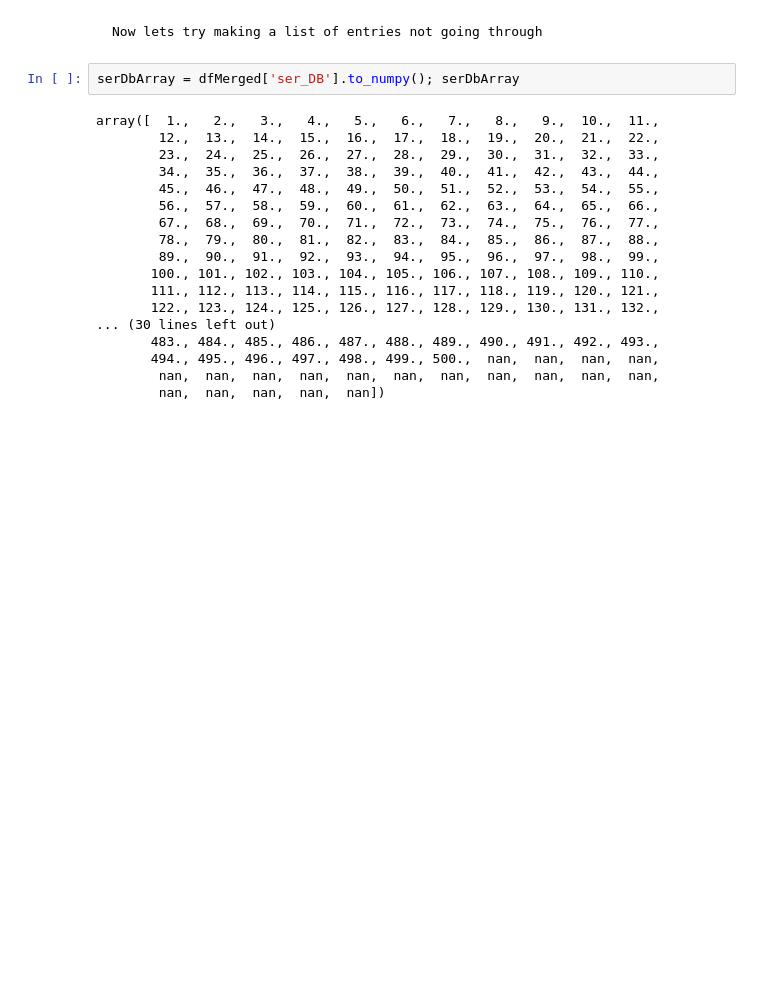
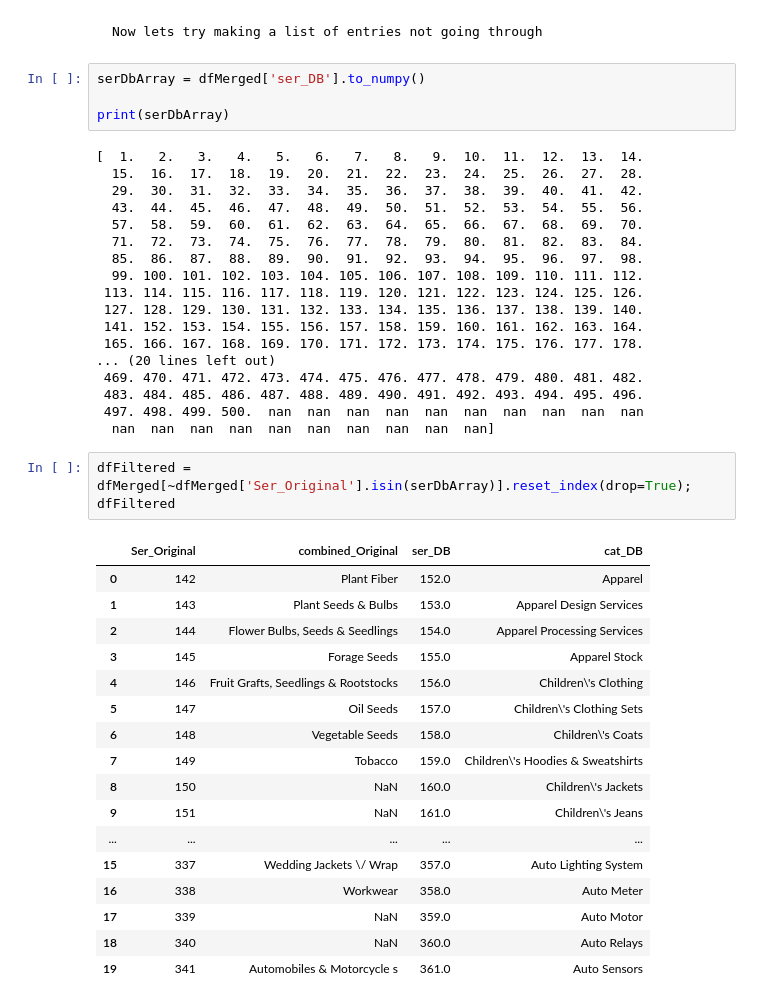
Before and after one commit to almsam/ISupply-project, a Jupyter notebook: db upload/Map upload/DataBase upload NB loss tracking.ipynb, the cells around one changed output. Drawn from its saved outputs; the diff is of its cells as text; blank space fills up the shorter version.

```diff
--- a/db upload/Map upload/DataBase upload NB loss tracking.ipynb
+++ b/db upload/Map upload/DataBase upload NB loss tracking.ipynb
@@ -203,22 +203,44 @@ dfMerged2 = dfMerged.iloc[120:500]; dfMerged2.head(60)
 # %% [markdown]
     Now lets try making a list of entries not going through
 # %%
-serDbArray = dfMerged['ser_DB'].to_numpy(); serDbArray
+serDbArray = dfMerged['ser_DB'].to_numpy()
+
+print(serDbArray)
 # %% [output]
-array([  1.,   2.,   3.,   4.,   5.,   6.,   7.,   8.,   9.,  10.,  11.,
-        12.,  13.,  14.,  15.,  16.,  17.,  18.,  19.,  20.,  21.,  22.,
-        23.,  24.,  25.,  26.,  27.,  28.,  29.,  30.,  31.,  32.,  33.,
-        34.,  35.,  36.,  37.,  38.,  39.,  40.,  41.,  42.,  43.,  44.,
-        45.,  46.,  47.,  48.,  49.,  50.,  51.,  52.,  53.,  54.,  55.,
-        56.,  57.,  58.,  59.,  60.,  61.,  62.,  63.,  64.,  65.,  66.,
-        67.,  68.,  69.,  70.,  71.,  72.,  73.,  74.,  75.,  76.,  77.,
-        78.,  79.,  80.,  81.,  82.,  83.,  84.,  85.,  86.,  87.,  88.,
-        89.,  90.,  91.,  92.,  93.,  94.,  95.,  96.,  97.,  98.,  99.,
-       100., 101., 102., 103., 104., 105., 106., 107., 108., 109., 110.,
-       111., 112., 113., 114., 115., 116., 117., 118., 119., 120., 121.,
-       122., 123., 124., 125., 126., 127., 128., 129., 130., 131., 132.,
-... (30 lines left out)
-       483., 484., 485., 486., 487., 488., 489., 490., 491., 492., 493.,
-       494., 495., 496., 497., 498., 499., 500.,  nan,  nan,  nan,  nan,
-        nan,  nan,  nan,  nan,  nan,  nan,  nan,  nan,  nan,  nan,  nan,
-        nan,  nan,  nan,  nan,  nan])
+[  1.   2.   3.   4.   5.   6.   7.   8.   9.  10.  11.  12.  13.  14.
+  15.  16.  17.  18.  19.  20.  21.  22.  23.  24.  25.  26.  27.  28.
+  29.  30.  31.  32.  33.  34.  35.  36.  37.  38.  39.  40.  41.  42.
+  43.  44.  45.  46.  47.  48.  49.  50.  51.  52.  53.  54.  55.  56.
+  57.  58.  59.  60.  61.  62.  63.  64.  65.  66.  67.  68.  69.  70.
+  71.  72.  73.  74.  75.  76.  77.  78.  79.  80.  81.  82.  83.  84.
+  85.  86.  87.  88.  89.  90.  91.  92.  93.  94.  95.  96.  97.  98.
+  99. 100. 101. 102. 103. 104. 105. 106. 107. 108. 109. 110. 111. 112.
+ 113. 114. 115. 116. 117. 118. 119. 120. 121. 122. 123. 124. 125. 126.
+ 127. 128. 129. 130. 131. 132. 133. 134. 135. 136. 137. 138. 139. 140.
+ 141. 152. 153. 154. 155. 156. 157. 158. 159. 160. 161. 162. 163. 164.
+ 165. 166. 167. 168. 169. 170. 171. 172. 173. 174. 175. 176. 177. 178.
+... (20 lines left out)
+ 469. 470. 471. 472. 473. 474. 475. 476. 477. 478. 479. 480. 481. 482.
+ 483. 484. 485. 486. 487. 488. 489. 490. 491. 492. 493. 494. 495. 496.
+ 497. 498. 499. 500.  nan  nan  nan  nan  nan  nan  nan  nan  nan  nan
+  nan  nan  nan  nan  nan  nan  nan  nan  nan  nan]
+# %%
+dfFiltered = dfMerged[~dfMerged['Ser_Original'].isin(serDbArray)].reset_index(drop=True); dfFiltered
+# %% [output]
+|  | Ser_Original | combined_Original | ser_DB | cat_DB |
+| 0 | 142 | Plant Fiber | 152.0 | Apparel |
+| 1 | 143 | Plant Seeds & Bulbs | 153.0 | Apparel Design Services |
+| 2 | 144 | Flower Bulbs, Seeds & Seedlings | 154.0 | Apparel Processing Services |
+| 3 | 145 | Forage Seeds | 155.0 | Apparel Stock |
+| 4 | 146 | Fruit Grafts, Seedlings & Rootstocks | 156.0 | Children\'s Clothing |
+| 5 | 147 | Oil Seeds | 157.0 | Children\'s Clothing Sets |
+| 6 | 148 | Vegetable Seeds | 158.0 | Children\'s Coats |
+| 7 | 149 | Tobacco | 159.0 | Children\'s Hoodies & Sweatshirts |
+| 8 | 150 | NaN | 160.0 | Children\'s Jackets |
+| 9 | 151 | NaN | 161.0 | Children\'s Jeans |
+| ... | ... | ... | ... | ... |
+| 15 | 337 | Wedding Jackets \/ Wrap | 357.0 | Auto Lighting System |
+| 16 | 338 | Workwear | 358.0 | Auto Meter |
+| 17 | 339 | NaN | 359.0 | Auto Motor |
+| 18 | 340 | NaN | 360.0 | Auto Relays |
+| 19 | 341 | Automobiles & Motorcycle s | 361.0 | Auto Sensors |
```
Also changed, not shown: parts of 3 cells of this notebook.
